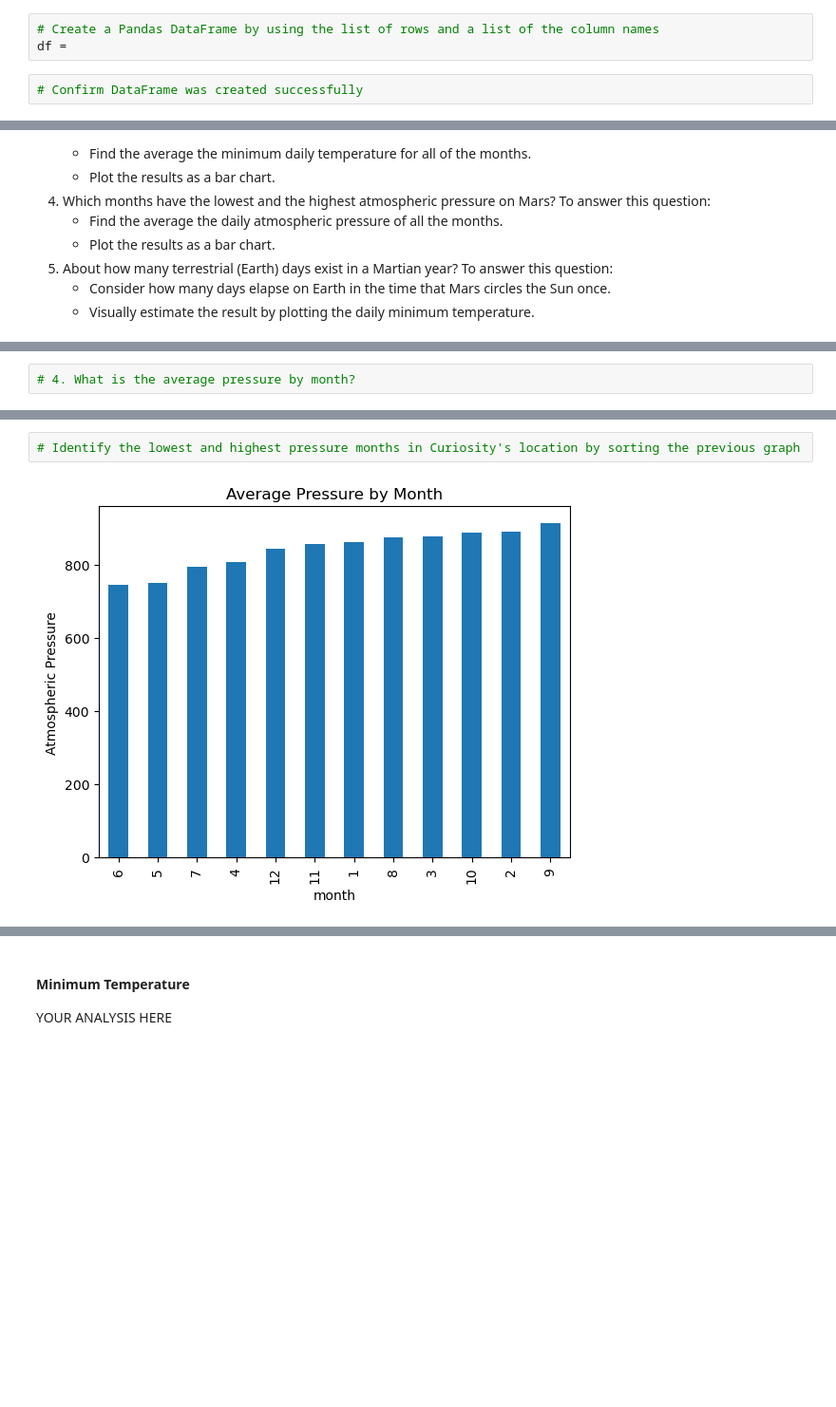
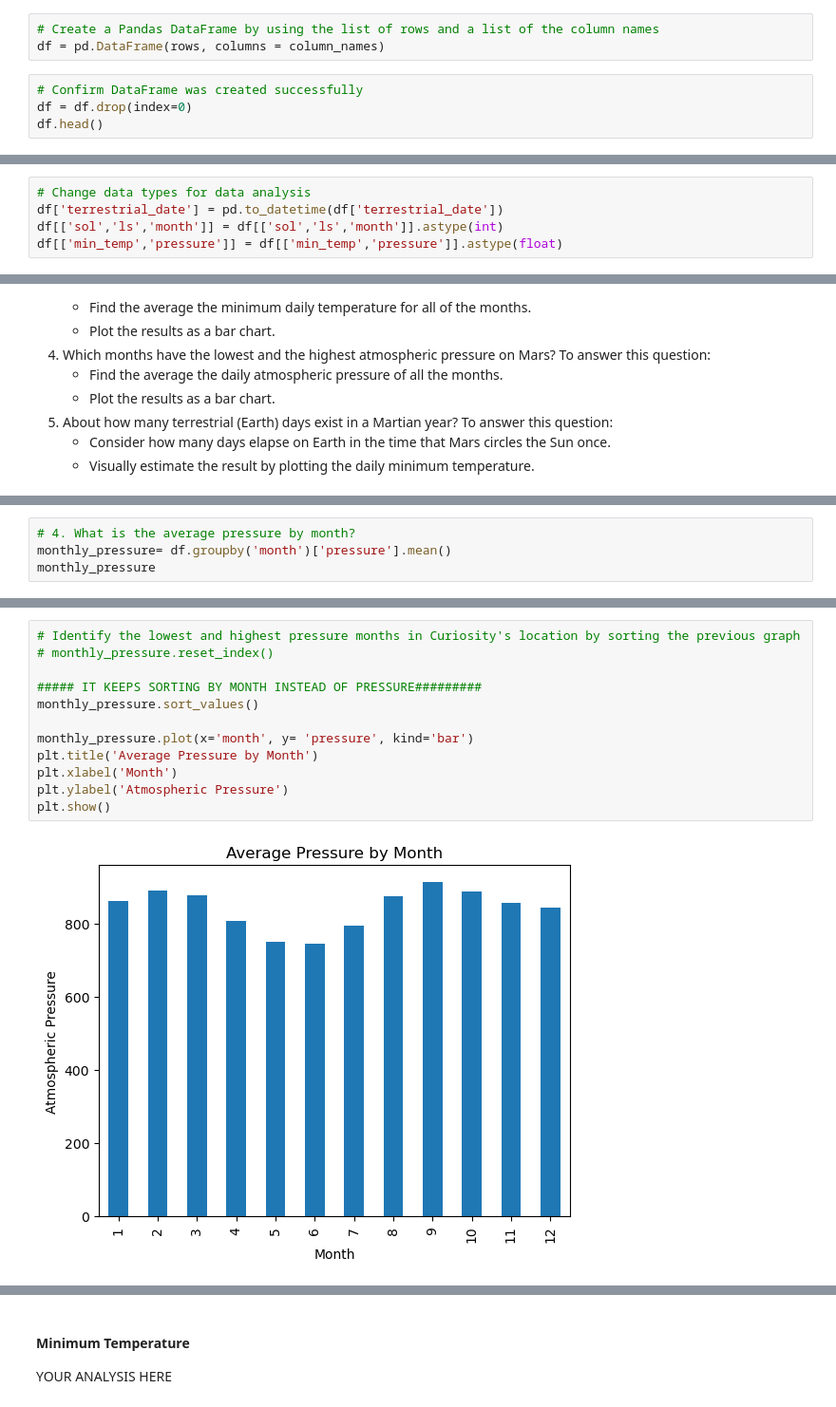
Before and after one commit to natbiorg/web-scraping-challenge, a Jupyter notebook: part_2_mars_weather.ipynb, the cells around one changed output, grey strips where cells are left out. Shown at 95% size. Drawn from its saved outputs; the diff is of its cells as text; blank space fills up the shorter version.

```diff
--- a/part_2_mars_weather.ipynb
+++ b/part_2_mars_weather.ipynb
@@ -72,7 +81,9 @@ rows = []
 # %%
 # Create a Pandas DataFrame by using the list of rows and a list of the column names
-df =
+df = pd.DataFrame(rows, columns = column_names)
 # %%
 # Confirm DataFrame was created successfully
+df = df.drop(index=0)
+df.head()
 # %% [output]
 |  | id | terrestrial_date | sol | ls | month | min_temp | pressure |
@@ -103,2 +113,7 @@ dtype: object
+# %%
+# Change data types for data analysis
+df['terrestrial_date'] = pd.to_datetime(df['terrestrial_date'])
+df[['sol','ls','month']] = df[['sol','ls','month']].astype(int)
+df[['min_temp','pressure']] = df[['min_temp','pressure']].astype(float)
 # %%
 # Confirm type changes were successful by examining data types again
@@ -163,5 +196,7 @@ Name: min_temp, dtype: float64
 # %%
 # 4. What is the average pressure by month?
+monthly_pressure= df.groupby('month')['pressure'].mean()
+monthly_pressure
 # %% [output]
 month
 1     862.488506
@@ -184,7 +224,17 @@ Name: pressure, dtype: float64
 # %%
 # Identify the lowest and highest pressure months in Curiosity's location by sorting the previous graph
+# monthly_pressure.reset_index()
+
+##### IT KEEPS SORTING BY MONTH INSTEAD OF PRESSURE#########
+monthly_pressure.sort_values()
+
+monthly_pressure.plot(x='month', y= 'pressure', kind='bar')
+plt.title('Average Pressure by Month')
+plt.xlabel('Month')
+plt.ylabel('Atmospheric Pressure')
+plt.show()
 # %% [output]
-[figure, old version]
+[figure, new version]
 # %%
 # 5. How many terrestrial (Earth) days are there in a Martian year?
 # Visually estimate the result by plotting the daily minimum temperature of each observation in the data set.
```
Also changed, not shown: parts of 16 cells of this notebook.
